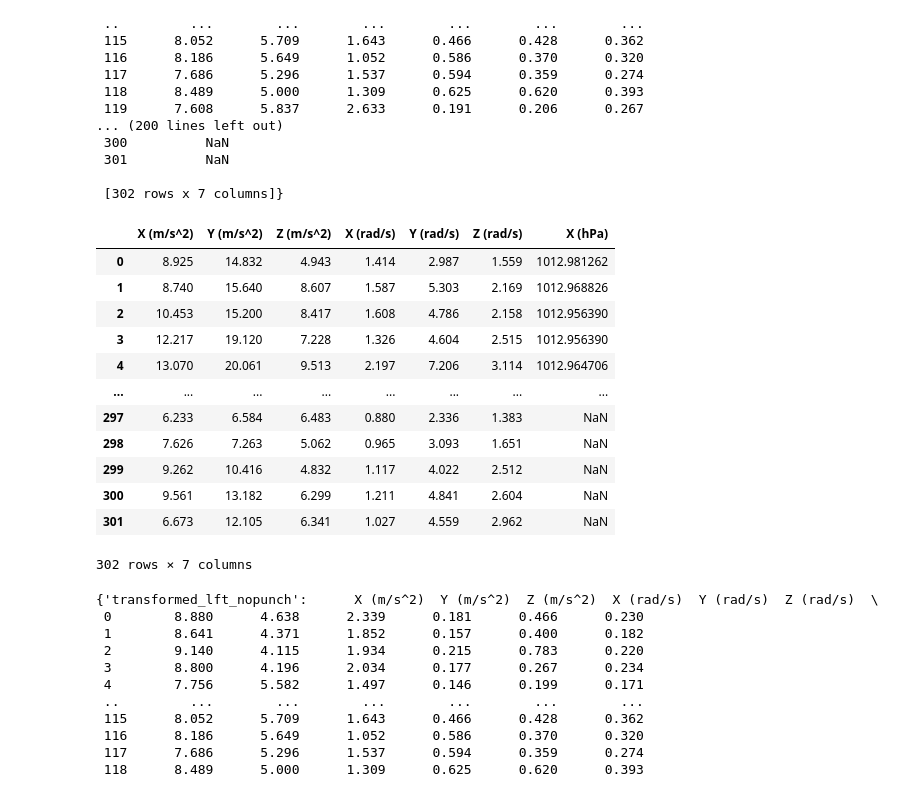
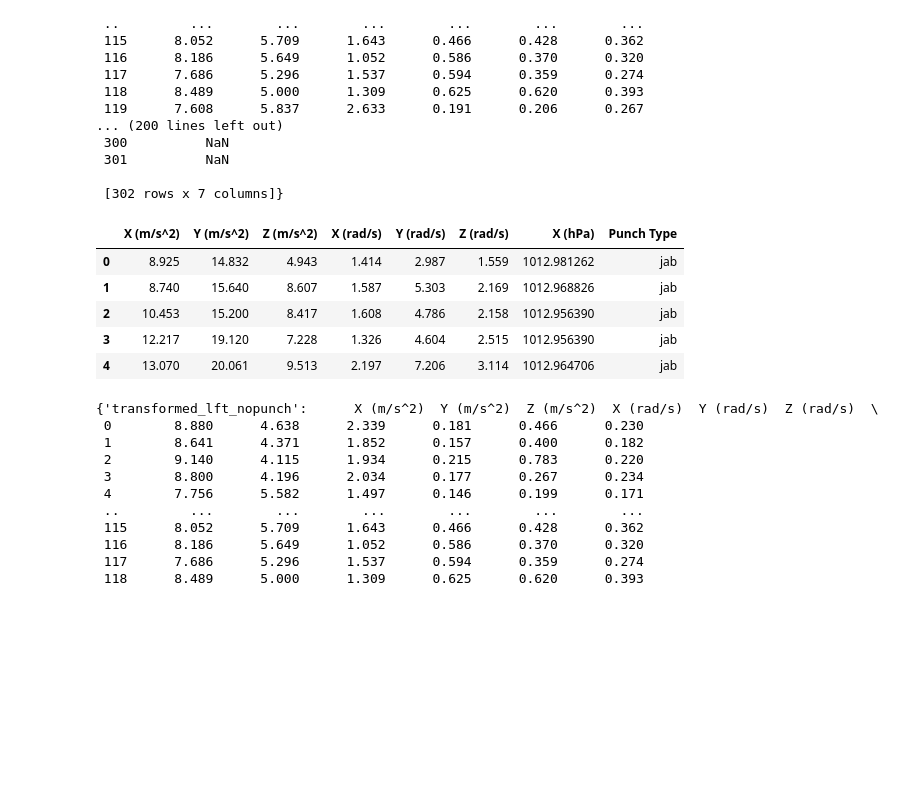
Before and after one commit to BruceLeo99/MLQS-VU-Project-Tyson, a Jupyter notebook: Preliminary Boxing data review.ipynb, the cells around one changed output. Cells and saved outputs as stored; diff of their text form; code cells hidden in the pictures; blank space fills up the shorter version.

```diff
--- a/Preliminary Boxing data review.ipynb
+++ b/Preliminary Boxing data review.ipynb
@@ -463,20 +501,13 @@ dict_transformed_data
 
  [302 rows x 7 columns]}
 # %%
-dict_transformed_data["transformed_jab"]
+dict_transformed_data["transformed_jab"].head()
 # %% [output]
-|  | X (m/s^2) | Y (m/s^2) | Z (m/s^2) | X (rad/s) | Y (rad/s) | Z (rad/s) | X (hPa) |
-| 0 | 8.925 | 14.832 | 4.943 | 1.414 | 2.987 | 1.559 | 1012.981262 |
-| 1 | 8.740 | 15.640 | 8.607 | 1.587 | 5.303 | 2.169 | 1012.968826 |
-| 2 | 10.453 | 15.200 | 8.417 | 1.608 | 4.786 | 2.158 | 1012.956390 |
-| 3 | 12.217 | 19.120 | 7.228 | 1.326 | 4.604 | 2.515 | 1012.956390 |
-| 4 | 13.070 | 20.061 | 9.513 | 2.197 | 7.206 | 3.114 | 1012.964706 |
-| ... | ... | ... | ... | ... | ... | ... | ... |
-| 297 | 6.233 | 6.584 | 6.483 | 0.880 | 2.336 | 1.383 | NaN |
-| 298 | 7.626 | 7.263 | 5.062 | 0.965 | 3.093 | 1.651 | NaN |
-| 299 | 9.262 | 10.416 | 4.832 | 1.117 | 4.022 | 2.512 | NaN |
-| 300 | 9.561 | 13.182 | 6.299 | 1.211 | 4.841 | 2.604 | NaN |
-| 301 | 6.673 | 12.105 | 6.341 | 1.027 | 4.559 | 2.962 | NaN |
+|  | X (m/s^2) | Y (m/s^2) | Z (m/s^2) | X (rad/s) | Y (rad/s) | Z (rad/s) | X (hPa) | Punch Type |
+| 0 | 8.925 | 14.832 | 4.943 | 1.414 | 2.987 | 1.559 | 1012.981262 | jab |
+| 1 | 8.740 | 15.640 | 8.607 | 1.587 | 5.303 | 2.169 | 1012.968826 | jab |
+| 2 | 10.453 | 15.200 | 8.417 | 1.608 | 4.786 | 2.158 | 1012.956390 | jab |
+| 3 | 12.217 | 19.120 | 7.228 | 1.326 | 4.604 | 2.515 | 1012.956390 | jab |
+| 4 | 13.070 | 20.061 | 9.513 | 2.197 | 7.206 | 3.114 | 1012.964706 | jab |
-302 rows × 7 columns
 # %%
 # label the data
```
Also changed, not shown: parts of 5 cells of this notebook, 3 other files.
